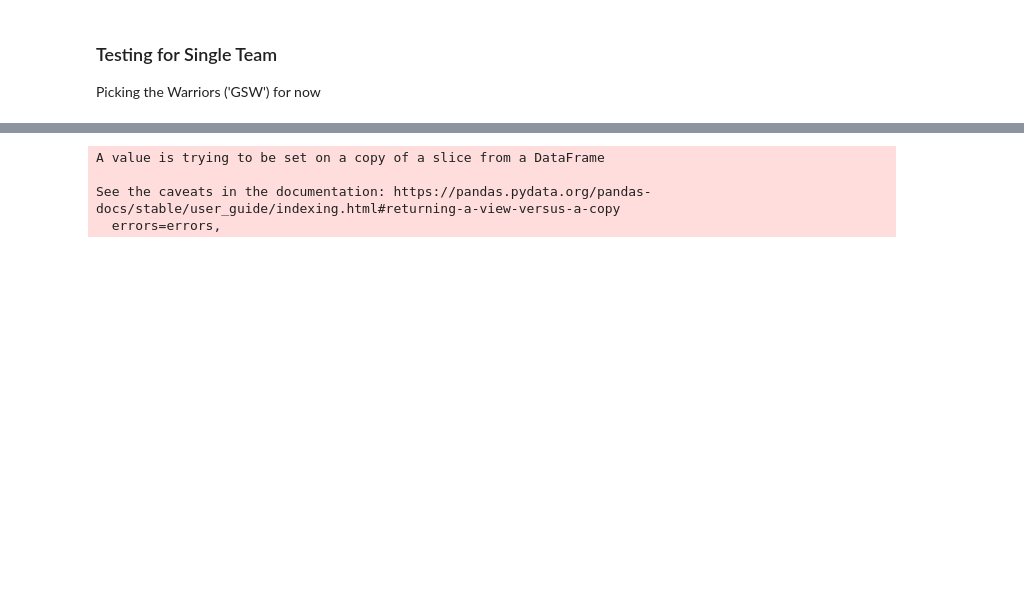
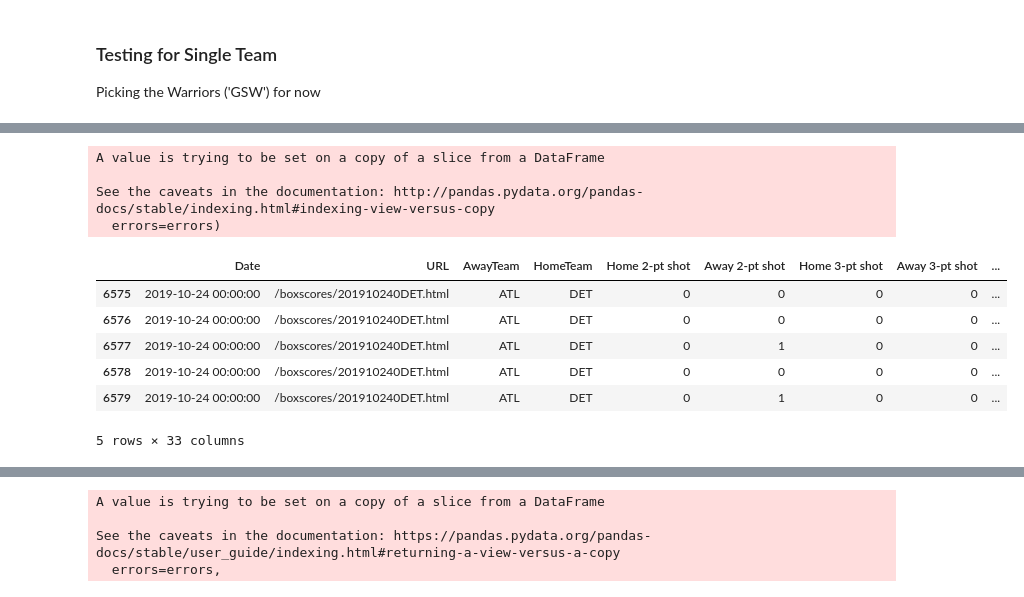
Before and after one commit to erictang000/nba_prediction, a Jupyter notebook: Modeling.ipynb, the cells around one changed output, grey strips where cells are left out. Saved outputs shown, nothing was run; the diff lists cells and outputs as text; code cells hidden in the pictures; blank space fills up the shorter version.

```diff
--- a/Modeling.ipynb
+++ b/Modeling.ipynb
@@ -77,0 +86,22 @@ df_train
+# %%
+homeLabels = df_train.groupby('URL')['HomeFinalScore'].max()
+awayLabels = df_train.groupby('URL')['AwayFinalScore'].max()
+df_train.drop(['Location', 'Time', 'WinningTeam', 'Quarter', 'SecLeft',
+       'AwayPlay', 'HomePlay', 'AwayScore', 'HomeScore', 'ShotType',
+       'ShotOutcome', 'FoulType', 'Fouler', 'Fouled', 'FreeThrowShooter',
+       'FreeThrowOutcome', 'FreeThrowNum', 'TurnoverPlayer', 'TurnoverType',
+       'TurnoverCause', 'TurnoverCauser', 'hour', 'hour_sin', 'hour_cos',
+       'AwayPlayOneHot', 'HomePlayOneHot', '2-pt shot', '3-pt shot', 'HomeWin', 'HomeFinalScore', 'AwayFinalScore'],1,inplace=True)
+df_train.head()
+# %% [output]
+A value is trying to be set on a copy of a slice from a DataFrame
+
+See the caveats in the documentation: http://pandas.pydata.org/pandas-docs/stable/indexing.html#indexing-view-versus-copy
+  errors=errors)
+|  | Date | URL | AwayTeam | HomeTeam | Home 2-pt shot | Away 2-pt shot | Home 3-pt shot | Away 3-pt shot | ... |
+| 6575 | 2019-10-24 00:00:00 | /boxscores/201910240DET.html | ATL | DET | 0 | 0 | 0 | 0 | ... |
+| 6576 | 2019-10-24 00:00:00 | /boxscores/201910240DET.html | ATL | DET | 0 | 0 | 0 | 0 | ... |
+| 6577 | 2019-10-24 00:00:00 | /boxscores/201910240DET.html | ATL | DET | 0 | 1 | 0 | 0 | ... |
+| 6578 | 2019-10-24 00:00:00 | /boxscores/201910240DET.html | ATL | DET | 0 | 0 | 0 | 0 | ... |
+| 6579 | 2019-10-24 00:00:00 | /boxscores/201910240DET.html | ATL | DET | 0 | 1 | 0 | 0 | ... |
+5 rows × 33 columns
```
Also changed, not shown: parts of 30 cells of this notebook, 1 other file.
